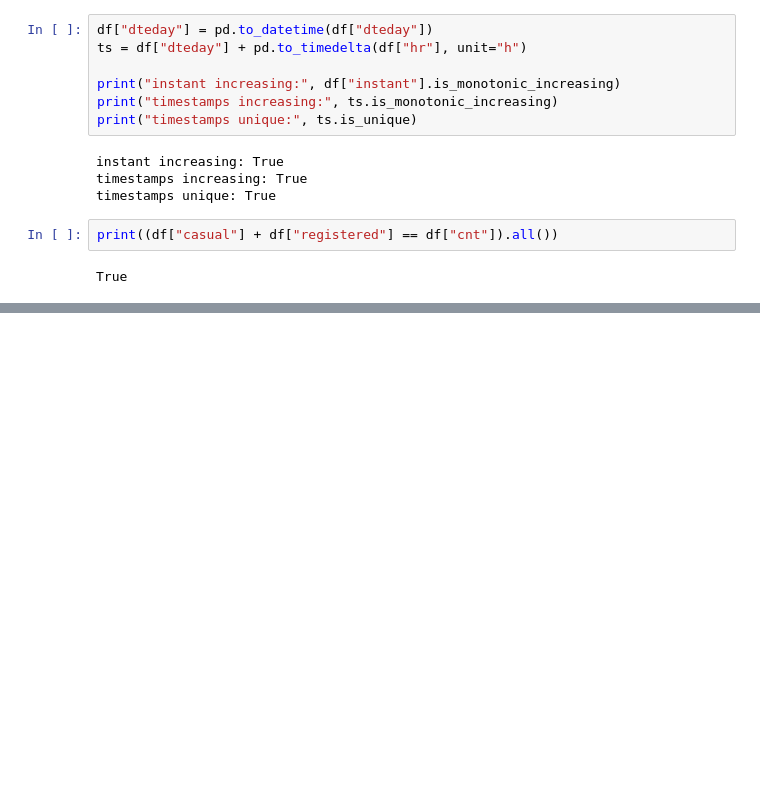
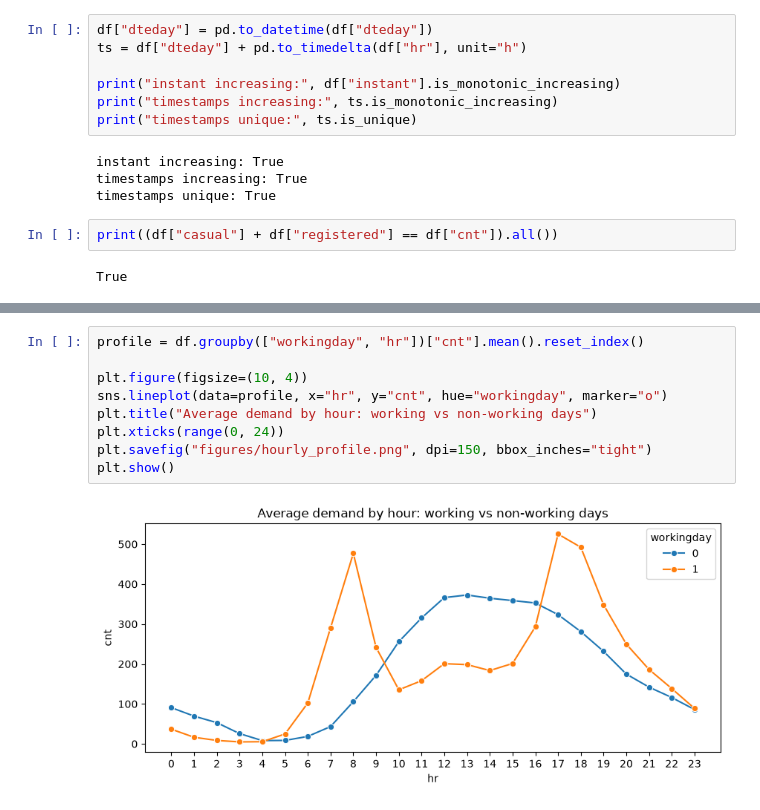
Before and after one commit to gghgfttd/ml-2026-MiniProject, a Jupyter notebook: 01_eda.ipynb, the cells around one changed output, grey strips where cells are left out. Saved outputs shown, nothing was run; the diff lists cells and outputs as text; blank space fills up the shorter version.

```diff
--- a/01_eda.ipynb
+++ b/01_eda.ipynb
@@ -108,0 +206,11 @@ True
+# %%
+profile = df.groupby(["workingday", "hr"])["cnt"].mean().reset_index()
+
+plt.figure(figsize=(10, 4))
+sns.lineplot(data=profile, x="hr", y="cnt", hue="workingday", marker="o")
+plt.title("Average demand by hour: working vs non-working days")
+plt.xticks(range(0, 24))
+plt.savefig("figures/hourly_profile.png", dpi=150, bbox_inches="tight")
+plt.show()
+# %% [output]
+[figure, added]
```
Also changed, not shown: parts of 13 cells of this notebook.
